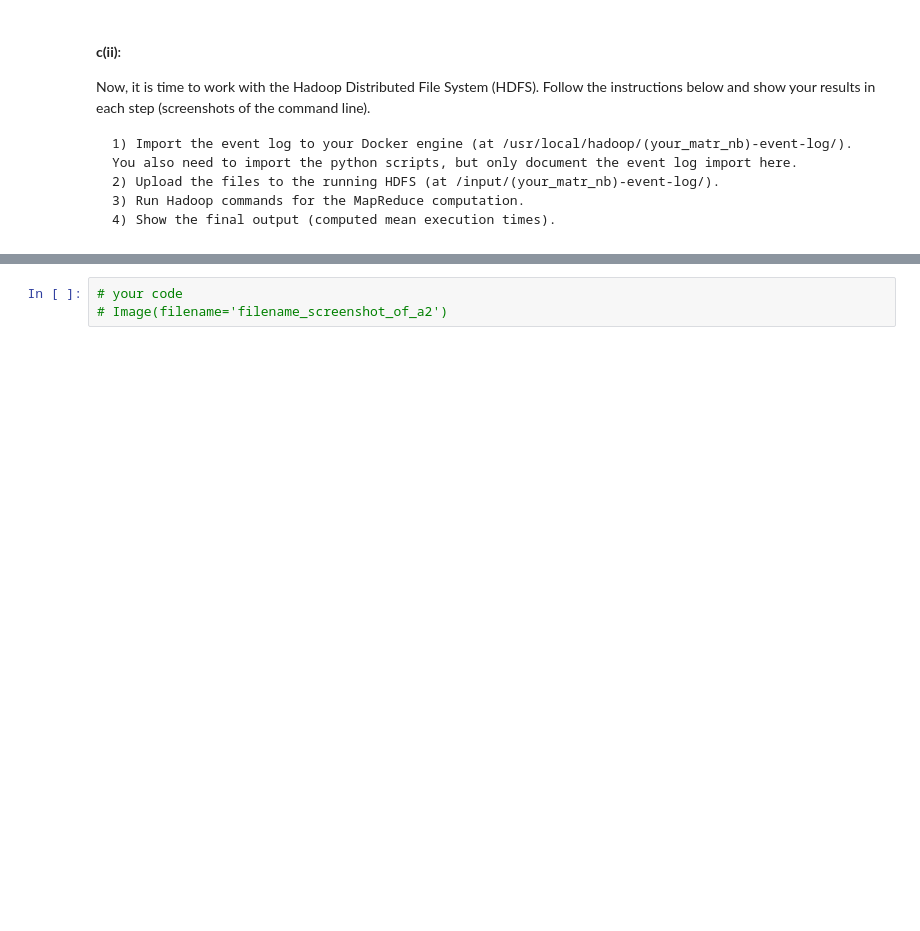
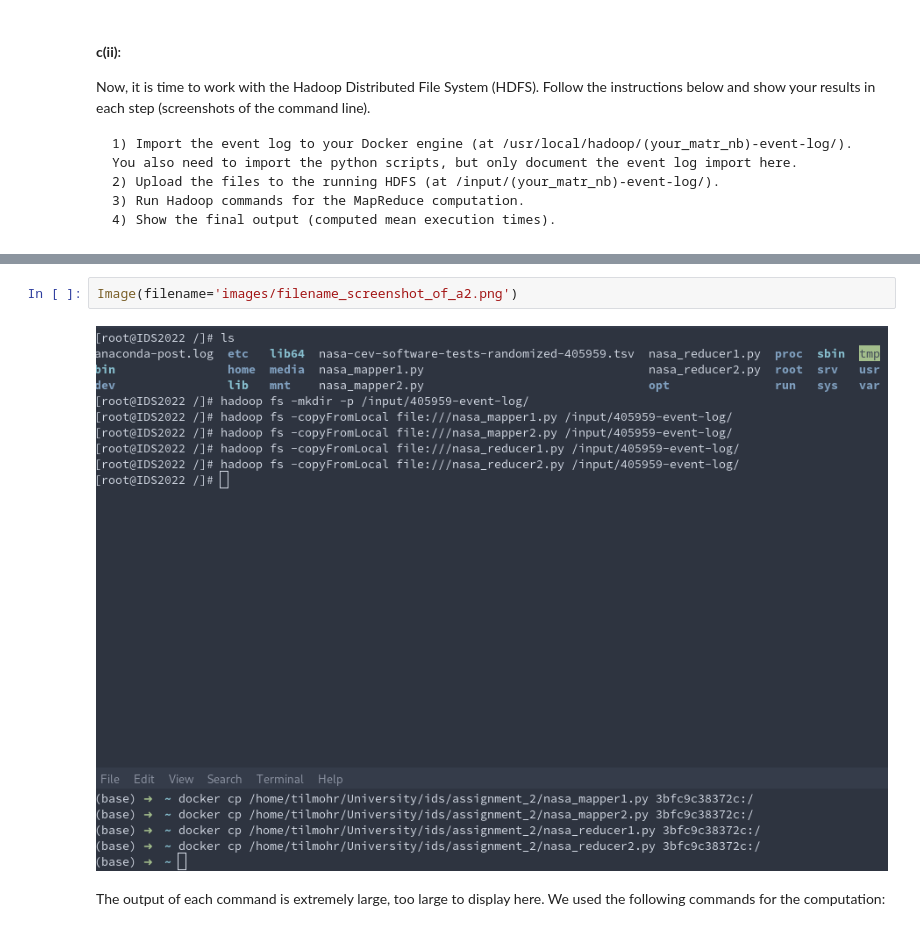
Before and after one commit to CodingTil/2022_23---Introduction-to-Data-Science---Exercises, a Jupyter notebook: assignment_2/assignment2.ipynb, the cells around one changed output, grey strips where cells are left out. Cells and saved outputs as stored; diff of their text form; blank space fills up the shorter version.

```diff
--- a/assignment_2/assignment2.ipynb
+++ b/assignment_2/assignment2.ipynb
@@ -1861,6 +1923,9 @@ from IPython.display import Image
 # %%
-# your code
-# Image(filename='filename_screenshot_of_a2')
+Image(filename='images/filename_screenshot_of_a2.png')
+# %% [output]
+[figure, added]
+# %% [markdown]
+The output of each command is extremely large, too large to display here. We used the following commands for the computation:
 # %%
 # your code
 # Image(filename='filename_screenshot_of_a3')
```
Also changed, not shown: parts of 9 cells of this notebook, 10 other files.
